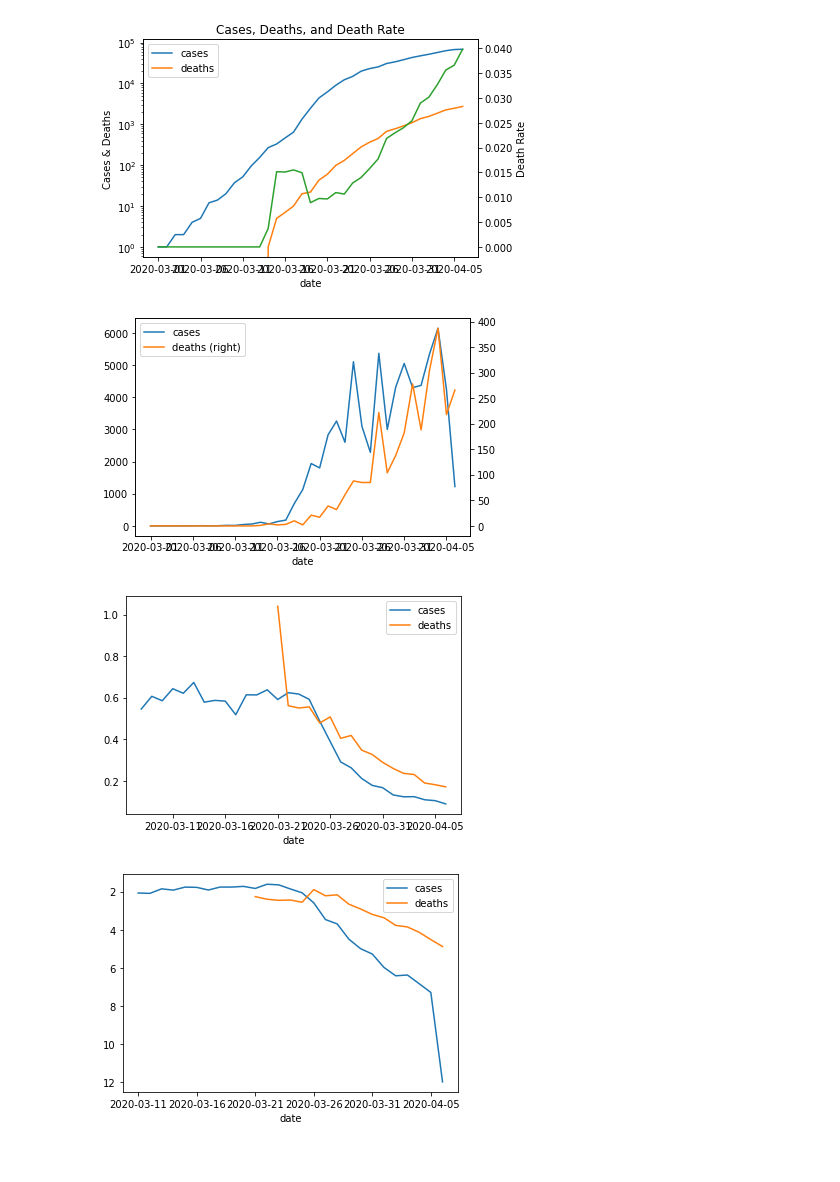
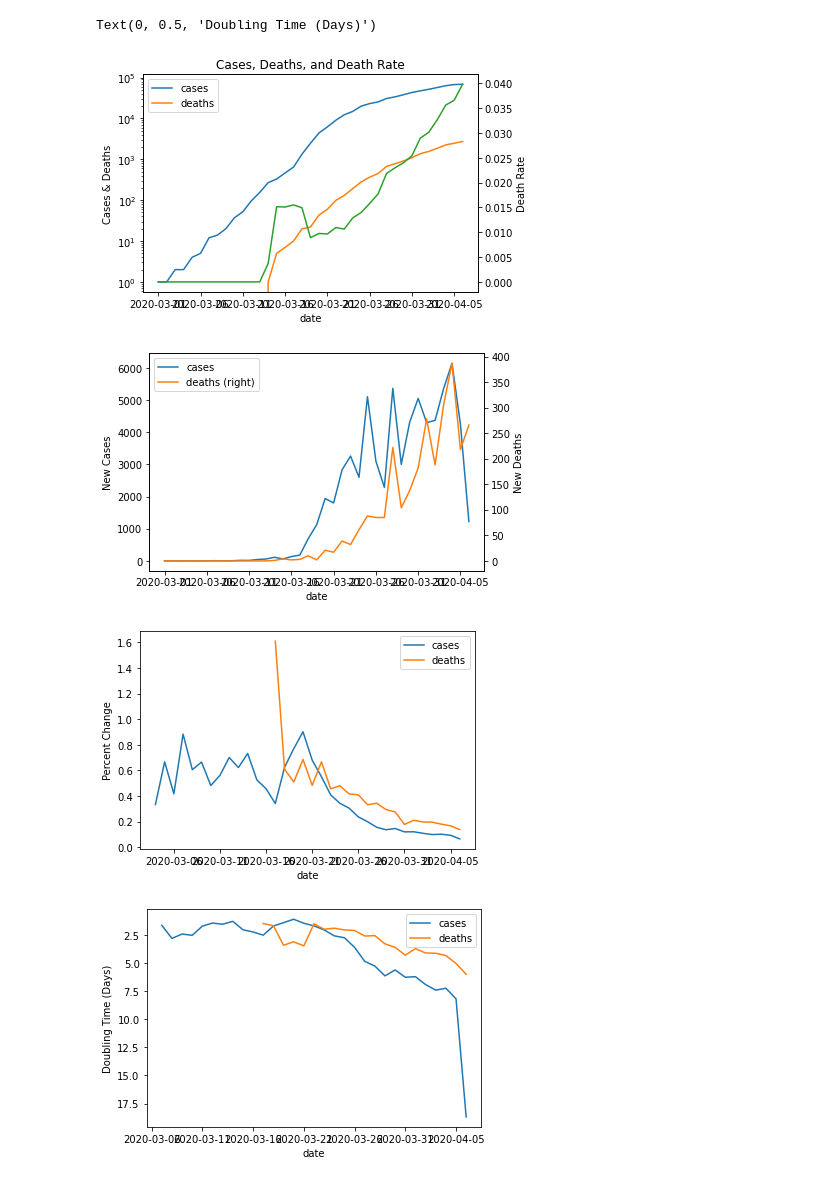
Before and after one commit to shapirok/covidAnalysis, a Jupyter notebook: CovidAnalysis.ipynb, the cells around one changed output. Cells and saved outputs as stored; diff of their text form; code cells hidden in the pictures.

```diff
--- a/CovidAnalysis.ipynb
+++ b/CovidAnalysis.ipynb
@@ -5,11 +5,14 @@ import numpy as np
 import matplotlib.pyplot as plt
 # %%
 url = 'https://raw.githubusercontent.com/nytimes/covid-19-data/master/us-counties.csv'
-
-covidCases = pd.read_csv(url).drop(columns=['fips']).set_index(['state','county','date']).sort_index()
-covidCasesByCounty = covidCases
-covidCasesByCounty.index = covidCases.index.map(lambda index: ((index[1]+", " + index[0],index[2])))
-covidCasesByState = covidCases.groupby(['state','date']).sum()
-covidCasesWholeCountry = covidCases.groupby(['date']).sum()
+covidCasesRaw = pd.read_csv(url)
+covidCasesRaw = covidCasesRaw.drop(columns=['fips'])
+covidCasesRaw['country'] = 'USA'
+covidCasesRaw = covidCasesRaw.set_index(['country','state','county','date']).sort_index()
+covidCasesByCounty = covidCasesRaw.copy()
+covidCasesByCounty.index = covidCasesByCounty.index.map(lambda index: (index[0],index[1],index[2]+", " + index[1],index[3])).droplevel(['country','state'])
+covidCasesByState = covidCasesRaw.groupby(['state','date']).sum()
+covidCasesWholeCountry = covidCasesRaw.groupby(['country','date']).sum()
+covidCases = covidCasesWholeCountry.append(covidCasesByState).append(covidCasesByCounty)
 covidCases.head
 # %% [output]
@@ -32,18 +49,23 @@ def getDoublingTimeFromPctChange(pctChange):
 
 doublingTimes = pctChanges.applymap(getDoublingTimeFromPctChange)
 # %%
-location = ('New York','New York City')
+location = 'New York City, New York'
 casePlot = covidCases.loc[location].plot(logy=True)
 casePlot.set_title('Cases, Deaths, and Death Rate')
 casePlot.set_ylabel('Cases & Deaths')
 crudeDeathRate.loc[location].plot(secondary_y=True, label = 'death rate')
 casePlot.right_ax.set_ylabel('Death Rate')
 changePlot = changes.loc[location].plot(secondary_y=['deaths'])
-changes
-pctChanges.loc[location].rolling(7).mean().plot()
-doublingTimes.loc[location].rolling(7).mean().plot().invert_yaxis()
+changePlot.set_ylabel('New Cases')
+changePlot.right_ax.set_ylabel('New Deaths')
+pctChangePlot = pctChanges.loc[location].rolling(3).mean().plot()
+pctChangePlot.set_ylabel('Percent Change')
+doublingTimePlot = doublingTimes.loc[location].rolling(3).mean().plot()
+doublingTimePlot.invert_yaxis()
+doublingTimePlot.set_ylabel('Doubling Time (Days)')
 # %% [output]
+Text(0, 0.5, 'Doubling Time (Days)')
 [figure]
-[figure, old version]
+[figure, new version]
-[figure, old version]
+[figure, new version]
-[figure, old version]
+[figure, new version]
```
Also changed, not shown: parts of 1 cell of this notebook.
